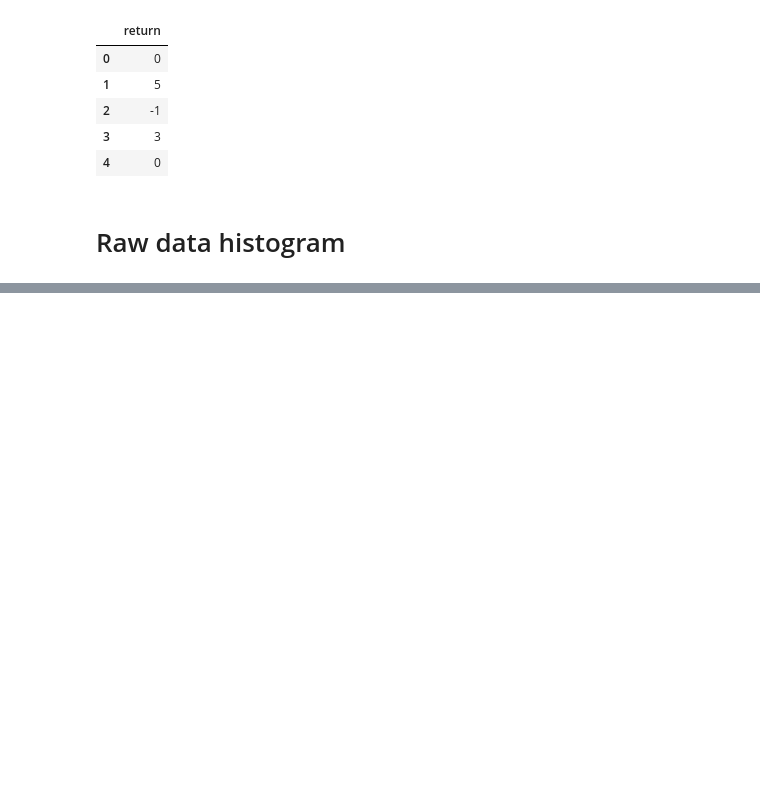
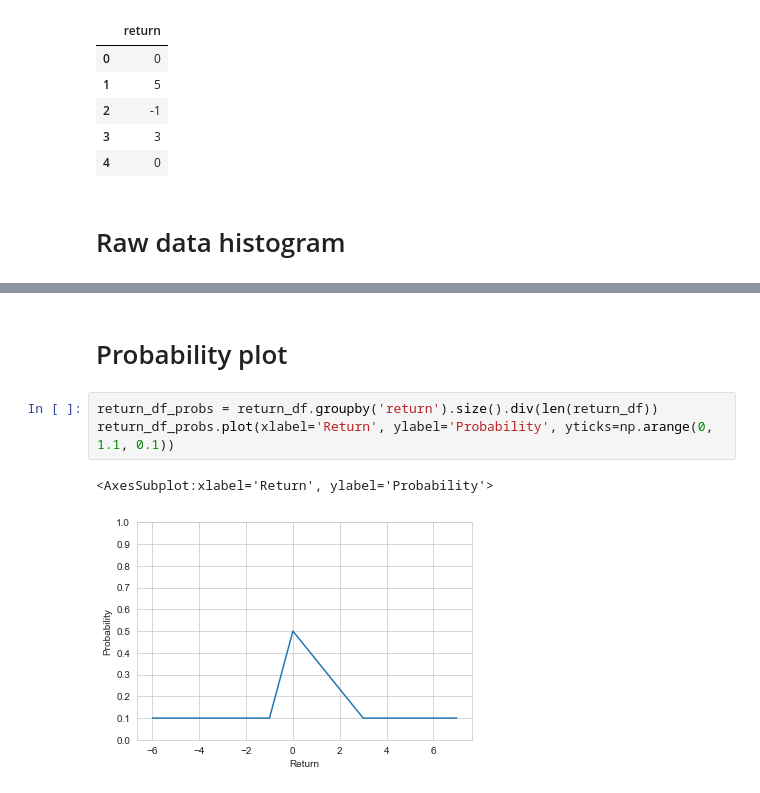
Before and after one commit to javipmontes/Programming4DS, a Jupyter notebook: Code/ReturnAnalysis.ipynb, the cells around one changed output, grey strips where cells are left out. Drawn from its saved outputs; the diff is of its cells as text; blank space fills up the shorter version.

```diff
--- a/Code/ReturnAnalysis.ipynb
+++ b/Code/ReturnAnalysis.ipynb
@@ -37,0 +49,8 @@ plt.show()
+# %% [markdown]
+# Probability plot
+# %%
+return_df_probs = return_df.groupby('return').size().div(len(return_df))
+return_df_probs.plot(xlabel='Return', ylabel='Probability', yticks=np.arange(0, 1.1, 0.1))
+# %% [output]
+<AxesSubplot:xlabel='Return', ylabel='Probability'>
+[figure, added]
```
Also changed, not shown: parts of 11 cells of this notebook.
